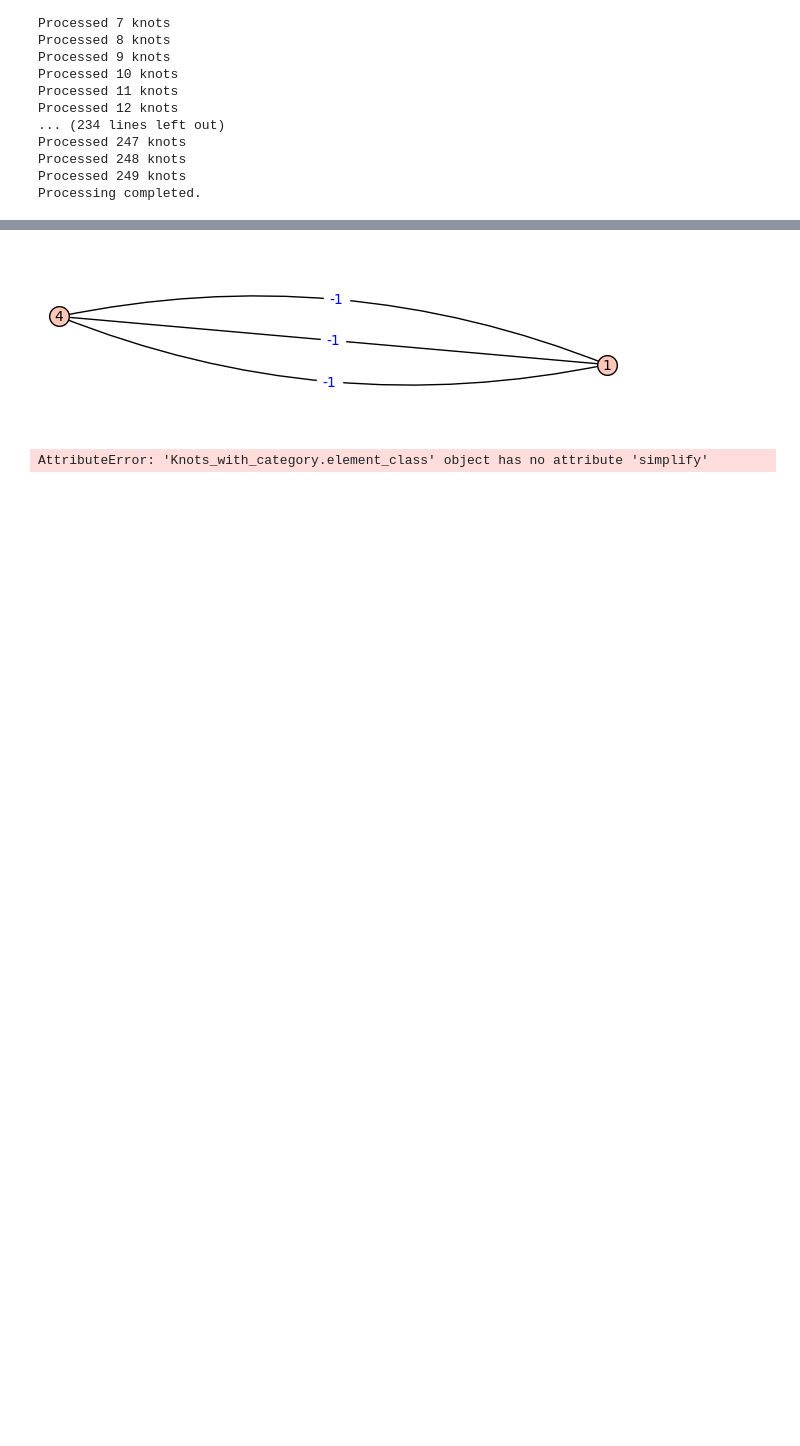
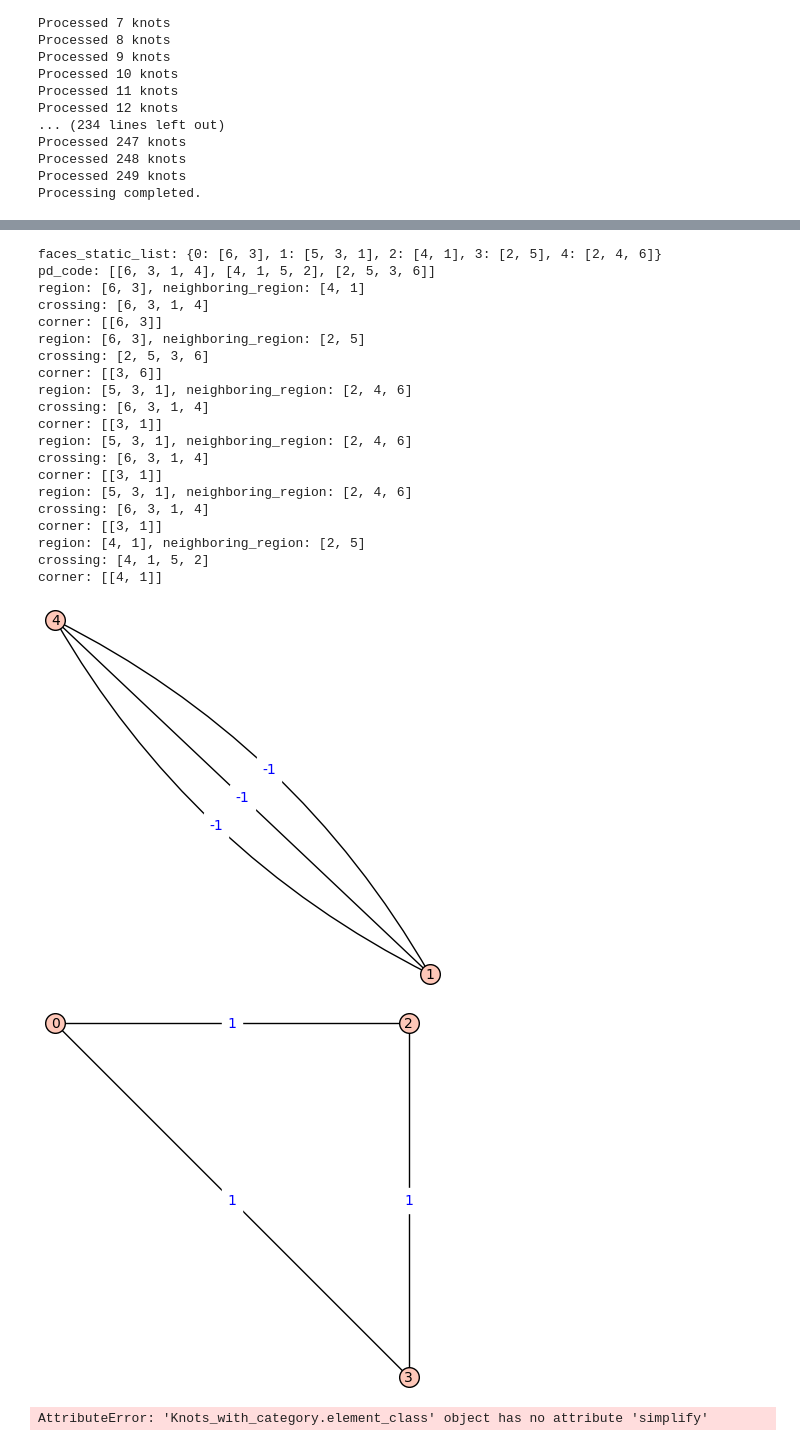
Before and after one commit to sadboyneedcodes/REU2024, a Jupyter notebook: late_night.ipynb, the cells around one changed output, grey strips where cells are left out. Drawn from its saved outputs; the diff is of its cells as text; code cells hidden in the pictures; blank space fills up the shorter version.

Commit message:
fixed tait graph bug

```diff
--- a/late_night.ipynb
+++ b/late_night.ipynb
@@ -78,7 +78,7 @@ def abs_regions_list(self):
 # %%
 import sage.graphs.graph as graph
 
-def tait_graph(K):
+def tait_graph(K, debug = False, weight_debug = False):
     regions_as_list = abs_list_of_lists(K.regions())
     regions = abs_regions(K)
     crossings = cross(K)
@@ -88,8 +88,11 @@ def tait_graph(K):
     faces = {tuple(region): index for index, region in enumerate(regions)}
     edges = []
     seen = []
-    kt = knot_type(pd_code)[0]
-    weights_dict = {tuple(p): weight(p, kt) for p in pd_code}
+
+    if debug:
+        print(f"faces_static_list: {faces_static_list}")
+        print(f"pd_code: {pd_code}")
+        weight_debug = True
 
     # TODO: implement the directed edge from the silver-williams paper.
 
@@ -108,7 +111,7 @@ def tait_graph(K):
         for i in range(len(neighboring_regions)):
             if neighboring_regions[i][1] not in seen:
                 #print(f"Drawing edge from {(faces[faces_static[ind]])} (region {[faces_static[ind]]}) to {neighboring_regions[i][0]} (region {neighboring_regions[i][1]}) with weight {weight_list[i]}")
-                edges.append((faces[faces_static[ind]], neighboring_regions[i][0], weights(pd_code, faces_static_list[ind], neighboring_regions_list[i])))
+                edges.append((faces[faces_static[ind]], neighboring_regions[i][0], weights(pd_code, faces_static_list[ind], neighboring_regions_list[i], weight_debug)))
         seen.append(faces_static[ind])
     G = graph.Graph(edges, multiedges=True, loops = True)
     components = G.connected_components()
@@ -123,13 +126,30 @@ def find_pd_code(pd_code, region, neighboring_region):
         if len(combined.intersection(set(pd))) == 4:
             return pd
 
+def matches_cyclic_order(corner, crossing):
+    n = len(crossing)
+    for i in range(n):
+        if crossing[i] == corner[0] and crossing[(i + 1) % n] == corner[1]:
+            return True
+    return False
+
 def weights(pd_code, region, neighboring_region, debug = False):
     #the set of cyclic pairs for a region. can think of it as the corners of the crossings as one walks counter clockwise around the region
     #turning left at each crossing
     cyclic_pairs = [[region[i], region[(i + 1) % len(region)]] for i in range(len(region))]
 
     crossing = find_pd_code(pd_code, region, neighboring_region)
+
     corner = [c for c in cyclic_pairs if len(set(c).intersection(set(crossing))) == 2]
+
+    if len(corner) > 1:
+        # Find the corner that matches the order in the crossing list
+        corner = [corner for corner in corner if matches_cyclic_order(corner, crossing)]
+
+    if debug:
+        print(f"region: {region}, neighboring_region: {neighboring_region}")
+        print(f"crossing: {crossing}")
+        print(f"corner: {corner}")
 
     """
     check the index of the first value in the cyclic pairs list for each cyclic pair and see which strand it is in the pd_code
@@ -258,11 +278,33 @@ Processing completed.
 # %%
 K = knot_from_table(3,1)
 K.plot().show()
-black, white = tait_graph(K)
+black, white = tait_graph(K, debug = True)
 decorate_and_plot_graph(white)
+decorate_and_plot_graph(black)
 # %% [output]
 [figure]
+faces_static_list: {0: [6, 3], 1: [5, 3, 1], 2: [4, 1], 3: [2, 5], 4: [2, 4, 6]}
+pd_code: [[6, 3, 1, 4], [4, 1, 5, 2], [2, 5, 3, 6]]
+region: [6, 3], neighboring_region: [4, 1]
+crossing: [6, 3, 1, 4]
+corner: [[6, 3]]
+region: [6, 3], neighboring_region: [2, 5]
+crossing: [2, 5, 3, 6]
+corner: [[3, 6]]
+region: [5, 3, 1], neighboring_region: [2, 4, 6]
+crossing: [6, 3, 1, 4]
+corner: [[3, 1]]
+region: [5, 3, 1], neighboring_region: [2, 4, 6]
+crossing: [6, 3, 1, 4]
+corner: [[3, 1]]
+region: [5, 3, 1], neighboring_region: [2, 4, 6]
+crossing: [6, 3, 1, 4]
+corner: [[3, 1]]
+region: [4, 1], neighboring_region: [2, 5]
+crossing: [4, 1, 5, 2]
+corner: [[4, 1]]
-[figure, old version]
+[figure, new version]
+[figure, added]
 # %%
 import pandas as pd
 from sage.graphs.graph import Graph
```
Also changed, not shown: parts of 2 cells of this notebook, 4 other files.
